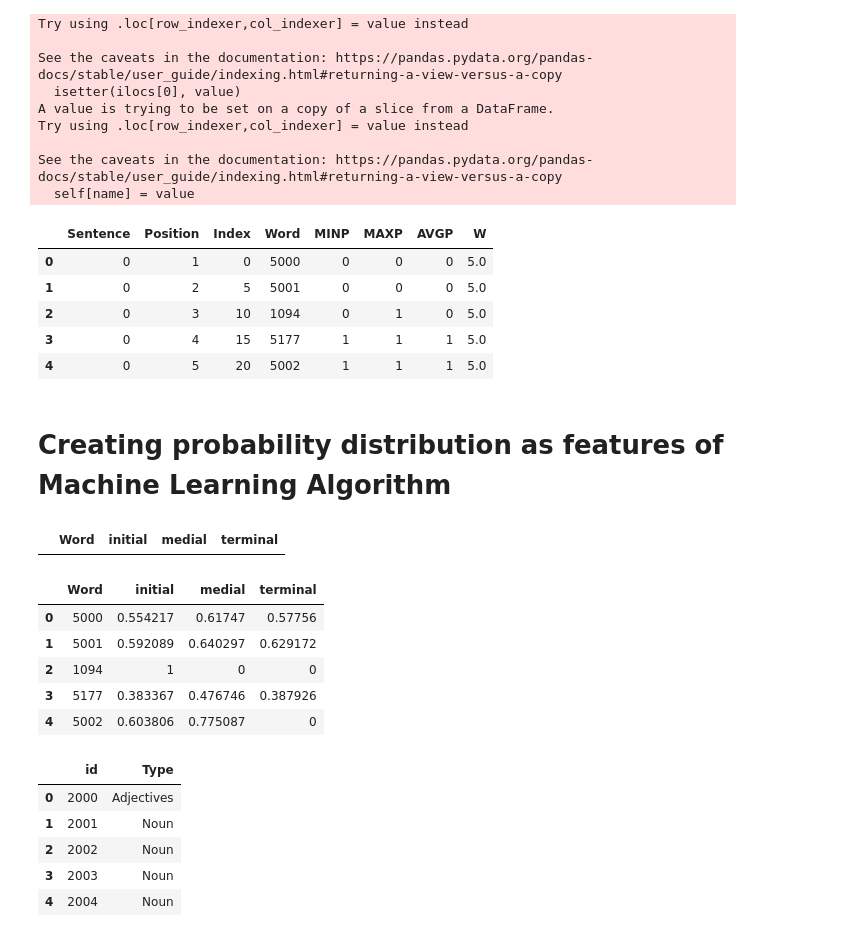
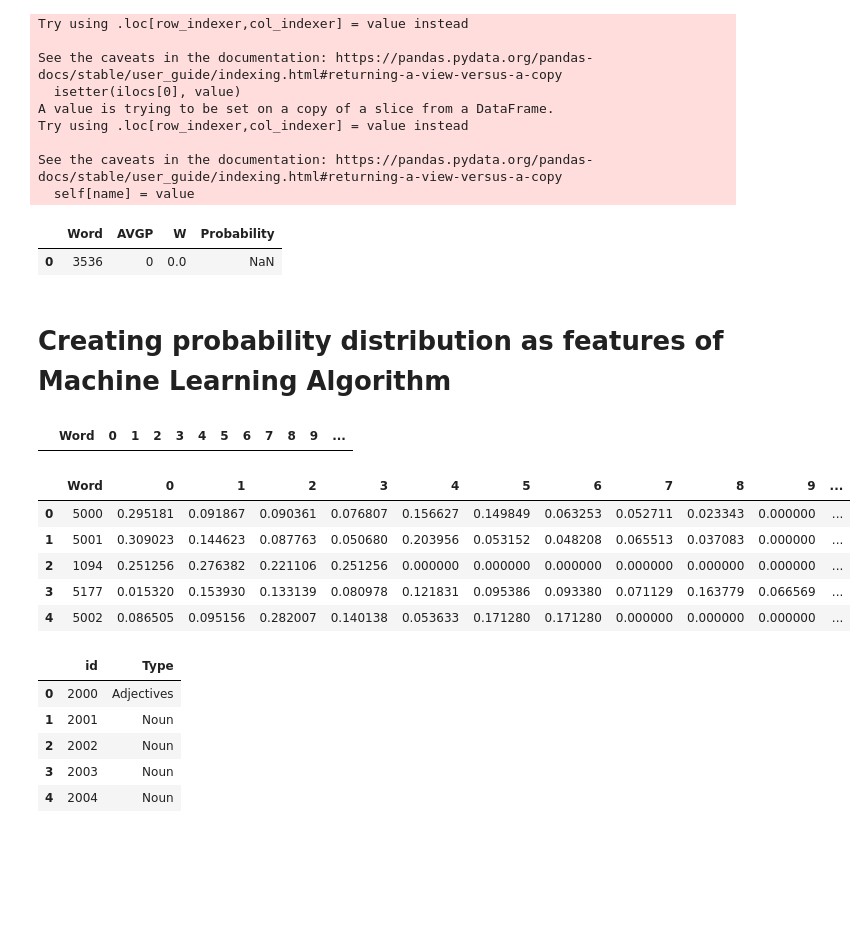
Before and after one commit to Kee2u/Deciphering_the_Indus_Valley_Script, a Jupyter notebook: Statistical_Analysis/Histogram_Probability_Distribution.ipynb, the cells around one changed output. Drawn from its saved outputs; the diff is of its cells as text; code cells hidden in the pictures; blank space fills up the shorter version.

```diff
--- a/Statistical_Analysis/Histogram_Probability_Distribution.ipynb
+++ b/Statistical_Analysis/Histogram_Probability_Distribution.ipynb
@@ -116,24 +118,20 @@ Try using .loc[row_indexer,col_indexer] = value instead
 
 See the caveats in the documentation: https://pandas.pydata.org/pandas-docs/stable/user_guide/indexing.html#returning-a-view-versus-a-copy
   self[name] = value
-# %%
-sign_position_df.head()
-# %% [output]
-|  | Sentence | Position | Index | Word | MINP | MAXP | AVGP | W |
-| 0 | 0 | 1 | 0 | 5000 | 0 | 0 | 0 | 5.0 |
-| 1 | 0 | 2 | 5 | 5001 | 0 | 0 | 0 | 5.0 |
-| 2 | 0 | 3 | 10 | 1094 | 0 | 1 | 0 | 5.0 |
-| 3 | 0 | 4 | 15 | 5177 | 1 | 1 | 1 | 5.0 |
-| 4 | 0 | 5 | 20 | 5002 | 1 | 1 | 1 | 5.0 |
+# %%
+hist_df.head(20)
+# %% [output]
+|  | Word | AVGP | W | Probability |
+| 0 | 3536 | 0 | 0.0 | NaN |
 # %%
 words = sign_position_df["Word"].unique()
 # %% [markdown]
 # Creating probability distribution as features of Machine Learning Algorithm
 # %%
-word_df = pd.DataFrame(columns=['Word', 'initial', 'medial', 'terminal'])
+word_df = pd.DataFrame(columns=['Word', '0', '1', '2', '3', '4', '5', '6', '7', '8', '9', '10'])
 word_df
 # %% [output]
-|  | Word | initial | medial | terminal |
+|  | Word | 0 | 1 | 2 | 3 | 4 | 5 | 6 | 7 | 8 | 9 | ... |
 # %%
 for i in range(len(sign_position_df)):
     try:
@@ -145,64 +143,63 @@ for i in range(len(sign_position_df)):
 
         length = len(word_df)
         word_df.loc[length, "Word"] = hist_df.loc[0, "Word"]
-        word_df.loc[length, "initial"] = 0
-        word_df.loc[length, "medial"] = 0
-        word_df.loc[length, "terminal"] = 0
+
         try:
-            word_df.loc[length, "initial"] = word_df.loc[length, "initial"] + hist_df.loc[0, "Probability"]
+            word_df.loc[length, "0"] = hist_df.loc[0, "Probability"]
         except:
             pass
         try:
-            word_df.loc[length, "initial"] = word_df.loc[length, "initial"] + hist_df.loc[1, "Probability"]
+            word_df.loc[length, "1"] = hist_df.loc[1, "Probability"]
         except:
             pass
         try:
-            word_df.loc[length, "initial"] = word_df.loc[length, "initial"] + hist_df.loc[2, "Probability"]
+            word_df.loc[length, "2"] = hist_df.loc[2, "Probability"]
         except:
             pass
         try:
-            word_df.loc[length, "initial"] = word_df.loc[length, "initial"] + hist_df.loc[3, "Probability"]
+            word_df.loc[length, "3"] = hist_df.loc[3, "Probability"]
         except:
             pass
         try:
-            word_df.loc[length, "medial"] = word_df.loc[length, "initial"] + hist_df.loc[4, "Probability"]
+            word_df.loc[length, "4"] = hist_df.loc[4, "Probability"]
         except:
             pass
         try:
-            word_df.loc[length, "medial"] = word_df.loc[length, "initial"] + hist_df.loc[5, "Probability"]
+            word_df.loc[length, "5"] = hist_df.loc[5, "Probability"]
         except:
             pass
         try:
-            word_df.loc[length, "medial"] = word_df.loc[length, "initial"] + hist_df.loc[6, "Probability"]
+            word_df.loc[length, "6"] = hist_df.loc[6, "Probability"]
         except:
             pass
         try:
-            word_df.loc[length, "terminal"] = word_df.loc[length, "initial"] + hist_df.loc[7, "Probability"]
+            word_df.loc[length, "7"] = hist_df.loc[7, "Probability"]
         except:
             pass
         try:
-            word_df.loc[length, "terminal"] = word_df.loc[length, "initial"] + hist_df.loc[8, "Probability"]
+            word_df.loc[length, "8"] = hist_df.loc[8, "Probability"]
         except:
             pass
         try:
-            word_df.loc[length, "terminal"] = word_df.loc[length, "initial"] + hist_df.loc[9, "Probability"]
+            word_df.loc[length, "9"] = hist_df.loc[9, "Probability"]
         except:
             pass
         try:
-            word_df.loc[length, "terminal"] = word_df.loc[length, "initial"] + hist_df.loc[10, "Probability"]
+            word_df.loc[length, "10"] = hist_df.loc[10, "Probability"]
         except:
             pass
     except:
         pass
 # %%
+word_df = word_df.fillna(0)
 word_df.head()
 # %% [output]
-|  | Word | initial | medial | terminal |
-| 0 | 5000 | 0.554217 | 0.61747 | 0.57756 |
-| 1 | 5001 | 0.592089 | 0.640297 | 0.629172 |
-| 2 | 1094 | 1 | 0 | 0 |
-| 3 | 5177 | 0.383367 | 0.476746 | 0.387926 |
-| 4 | 5002 | 0.603806 | 0.775087 | 0 |
+|  | Word | 0 | 1 | 2 | 3 | 4 | 5 | 6 | 7 | 8 | 9 | ... |
+| 0 | 5000 | 0.295181 | 0.091867 | 0.090361 | 0.076807 | 0.156627 | 0.149849 | 0.063253 | 0.052711 | 0.023343 | 0.000000 | ... |
+| 1 | 5001 | 0.309023 | 0.144623 | 0.087763 | 0.050680 | 0.203956 | 0.053152 | 0.048208 | 0.065513 | 0.037083 | 0.000000 | ... |
+| 2 | 1094 | 0.251256 | 0.276382 | 0.221106 | 0.251256 | 0.000000 | 0.000000 | 0.000000 | 0.000000 | 0.000000 | 0.000000 | ... |
+| 3 | 5177 | 0.015320 | 0.153930 | 0.133139 | 0.080978 | 0.121831 | 0.095386 | 0.093380 | 0.071129 | 0.163779 | 0.066569 | ... |
+| 4 | 5002 | 0.086505 | 0.095156 | 0.282007 | 0.140138 | 0.053633 | 0.171280 | 0.171280 | 0.000000 | 0.000000 | 0.000000 | ... |
 # %%
 # Reading lemmas from postgreSQL
 lemmas_df = pd.read_sql_table('lemmas_labelled', con=engine)
```
Also changed, not shown: parts of 21 cells of this notebook.
